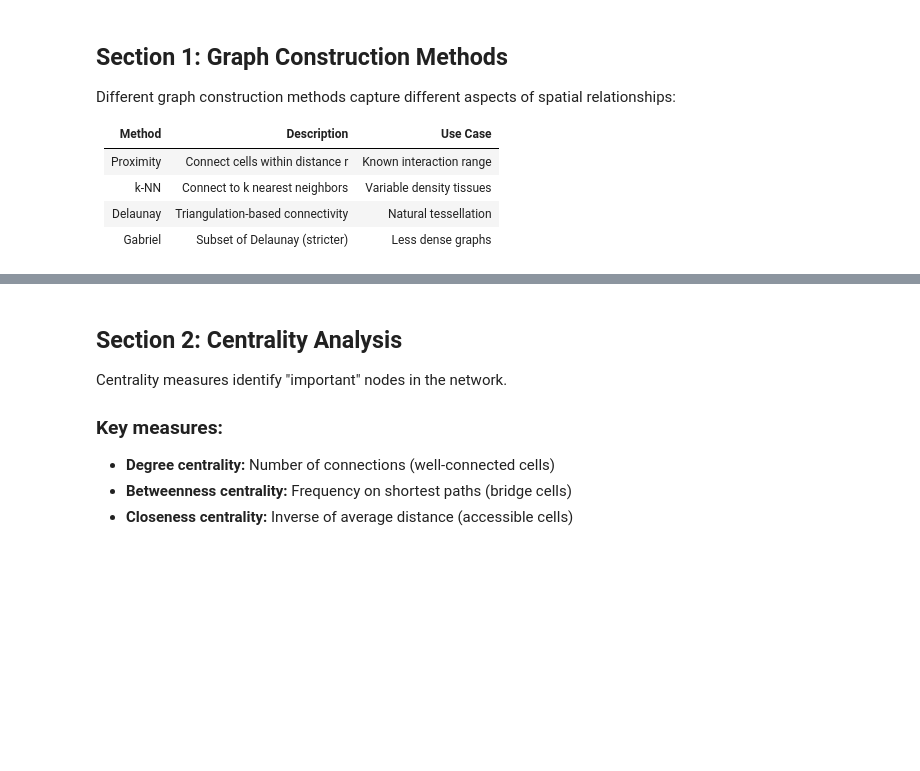
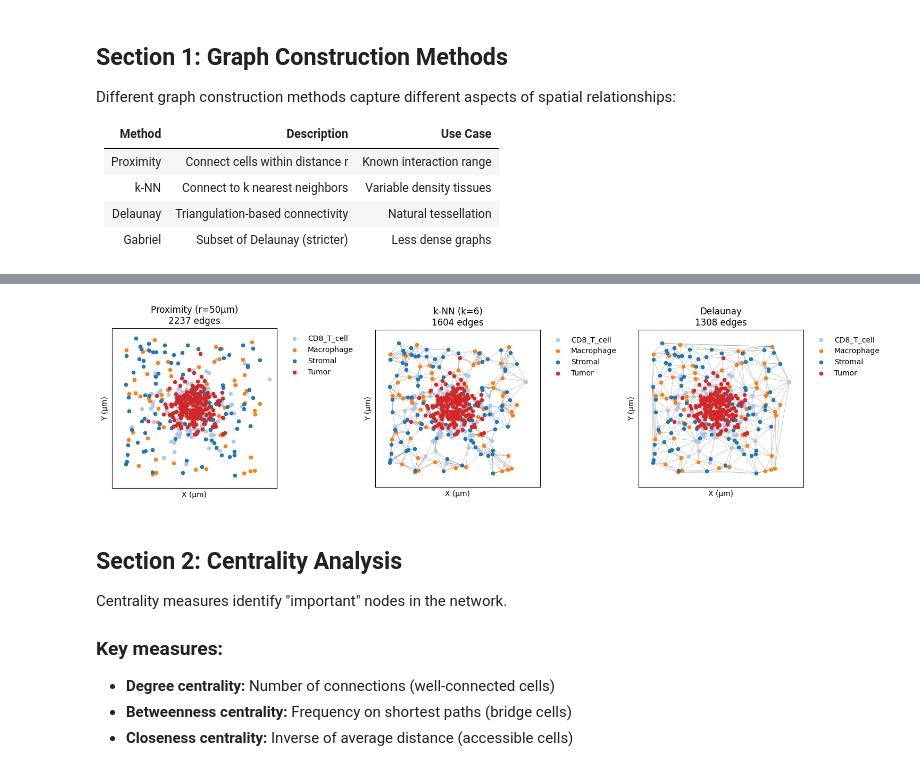
Before and after one commit to emcramer/spatialtissuepy, a Jupyter notebook: docs/tutorials/06_networks.ipynb, the cells around one changed output, grey strips where cells are left out. Cells and saved outputs as stored; diff of their text form; code cells hidden in the pictures; blank space fills up the shorter version.

```diff
--- a/docs/tutorials/06_networks.ipynb
+++ b/docs/tutorials/06_networks.ipynb
@@ -131,17 +154,19 @@ print(f"  Mean degree: {graph_delaunay.mean_degree:.2f}")
 # %%
 # Visualize the different graph structures
 fig, axes = plt.subplots(1, 3, figsize=(15, 5))
 
 for ax, (graph, title) in zip(axes, [
     (graph_proximity, 'Proximity (r=50μm)'),
     (graph_knn, 'k-NN (k=6)'),
     (graph_delaunay, 'Delaunay')
 ]):
-    plot_cell_graph(graph, tissue, ax=ax, edge_alpha=0.3)
+    plot_cell_graph(graph, layout='spatial', ax=ax, edge_alpha=0.3)
     ax.set_title(f'{title}\n{graph.n_edges} edges')
 
 plt.tight_layout()
 plt.show()
+# %% [output]
+[figure, added]
 # %% [markdown]
 ## Section 2: Centrality Analysis
 
```
Also changed, not shown: parts of 17 cells of this notebook, 12 other files.
